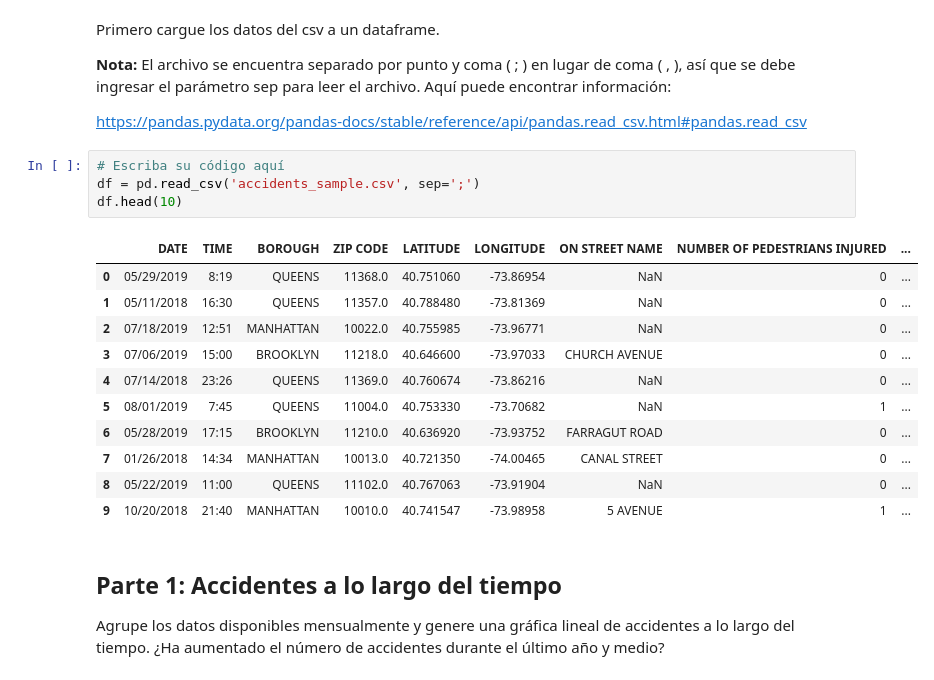
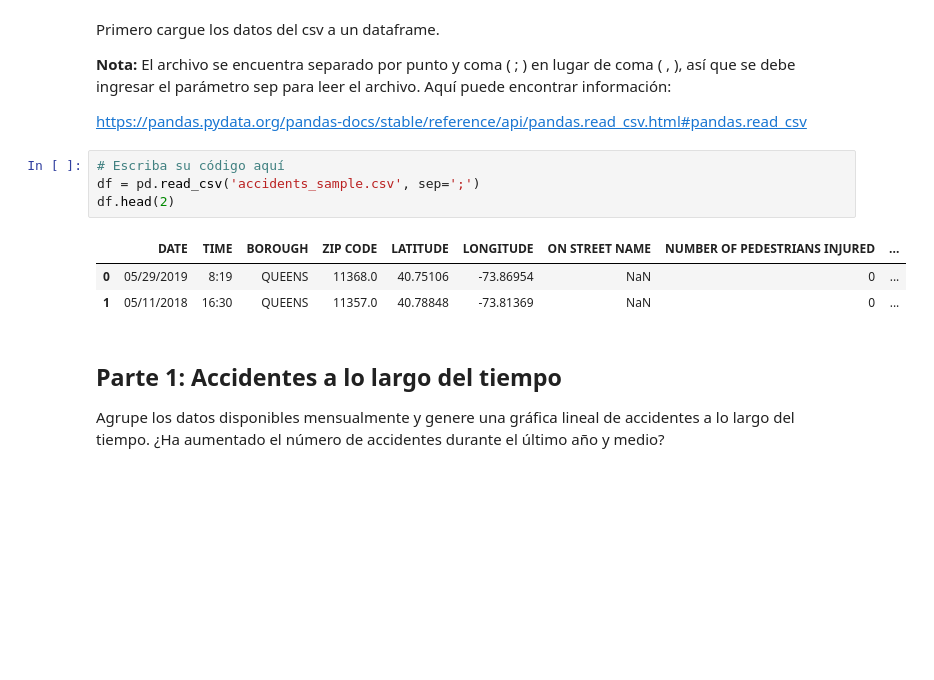
Before and after one commit to hnmelo/MujeresDigitales, a Jupyter notebook: Taller_Semana_4.ipynb, the cells around one changed output. Saved outputs shown, nothing was run; the diff lists cells and outputs as text; blank space fills up the shorter version.

```diff
--- a/Taller_Semana_4.ipynb
+++ b/Taller_Semana_4.ipynb
@@ -64,19 +64,11 @@ https://pandas.pydata.org/pandas-docs/stable/reference/api/pandas.read_csv.html#
 # %%
 # Escriba su código aquí
 df = pd.read_csv('accidents_sample.csv', sep=';')
-df.head(10)
+df.head(2)
 # %% [output]
 |  | DATE | TIME | BOROUGH | ZIP CODE | LATITUDE | LONGITUDE | ON STREET NAME | NUMBER OF PEDESTRIANS INJURED | ... |
-| 0 | 05/29/2019 | 8:19 | QUEENS | 11368.0 | 40.751060 | -73.86954 | NaN | 0 | ... |
-| 1 | 05/11/2018 | 16:30 | QUEENS | 11357.0 | 40.788480 | -73.81369 | NaN | 0 | ... |
-| 2 | 07/18/2019 | 12:51 | MANHATTAN | 10022.0 | 40.755985 | -73.96771 | NaN | 0 | ... |
-| 3 | 07/06/2019 | 15:00 | BROOKLYN | 11218.0 | 40.646600 | -73.97033 | CHURCH AVENUE | 0 | ... |
-| 4 | 07/14/2018 | 23:26 | QUEENS | 11369.0 | 40.760674 | -73.86216 | NaN | 0 | ... |
-| 5 | 08/01/2019 | 7:45 | QUEENS | 11004.0 | 40.753330 | -73.70682 | NaN | 1 | ... |
-| 6 | 05/28/2019 | 17:15 | BROOKLYN | 11210.0 | 40.636920 | -73.93752 | FARRAGUT ROAD | 0 | ... |
-| 7 | 01/26/2018 | 14:34 | MANHATTAN | 10013.0 | 40.721350 | -74.00465 | CANAL STREET | 0 | ... |
-| 8 | 05/22/2019 | 11:00 | QUEENS | 11102.0 | 40.767063 | -73.91904 | NaN | 0 | ... |
-| 9 | 10/20/2018 | 21:40 | MANHATTAN | 10010.0 | 40.741547 | -73.98958 | 5 AVENUE | 1 | ... |
+| 0 | 05/29/2019 | 8:19 | QUEENS | 11368.0 | 40.75106 | -73.86954 | NaN | 0 | ... |
+| 1 | 05/11/2018 | 16:30 | QUEENS | 11357.0 | 40.78848 | -73.81369 | NaN | 0 | ... |
 # %% [markdown]
 ## Parte 1: Accidentes a lo largo del tiempo
 
```
Also changed, not shown: parts of 5 cells of this notebook.
